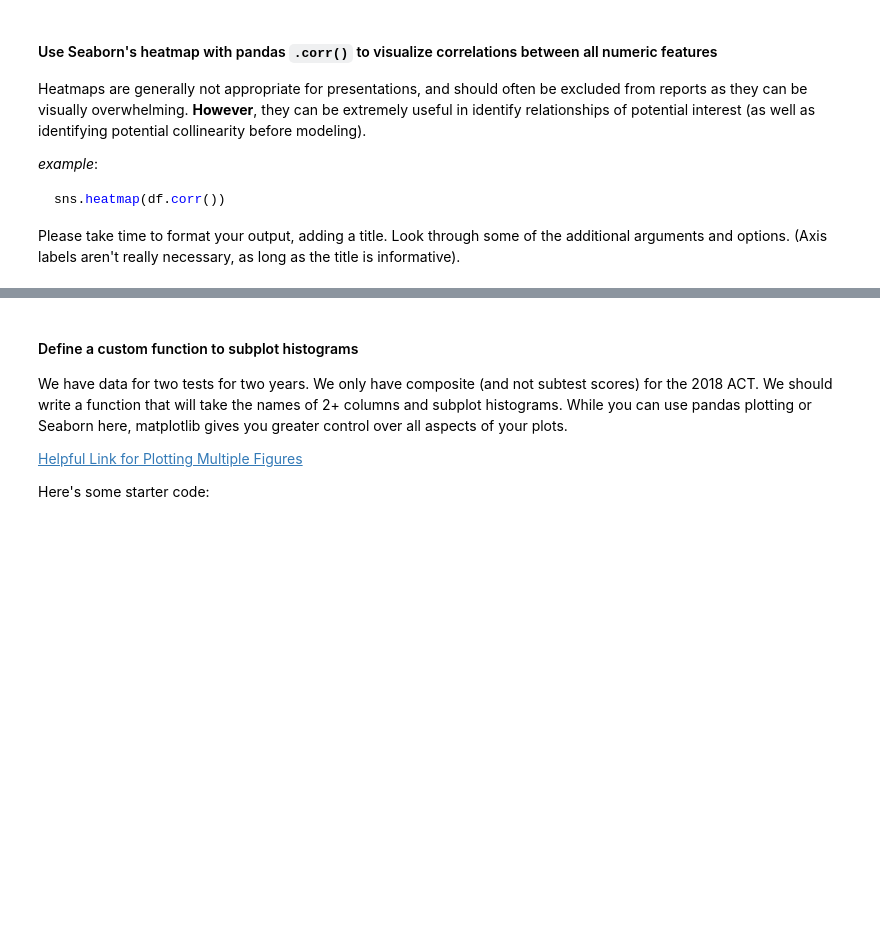
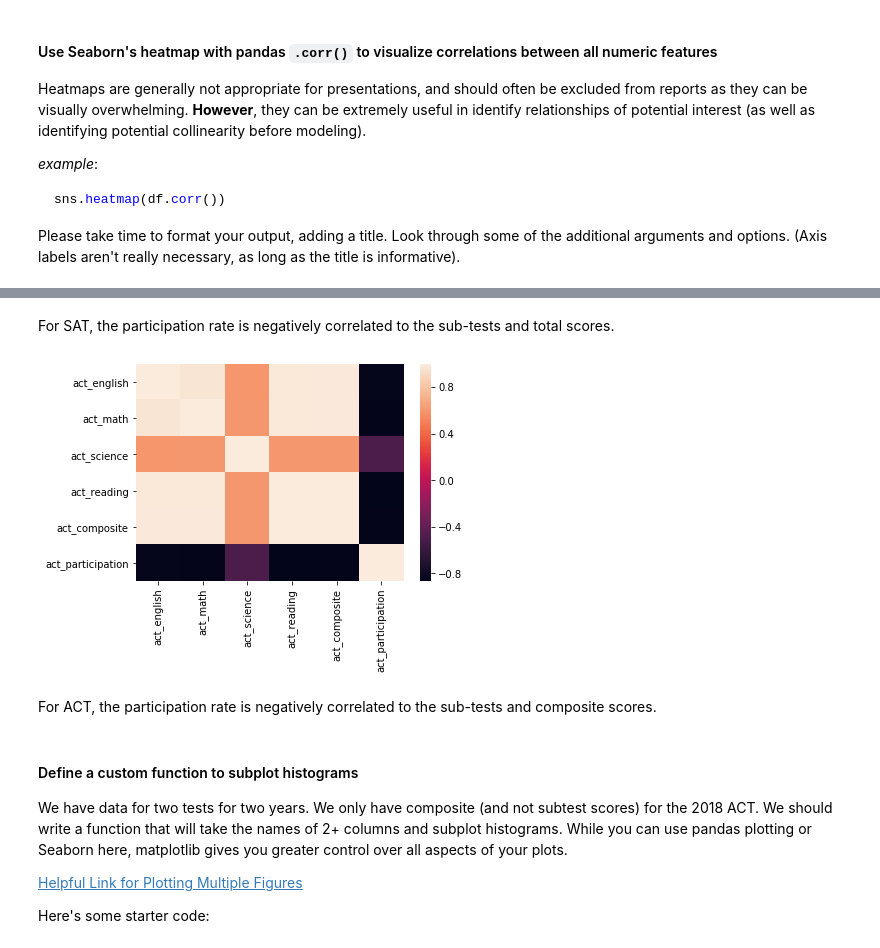
Before and after one commit to hakngrow/dsi, a Jupyter notebook: Project1234/project_1/code/test.ipynb, the cells around one changed output, grey strips where cells are left out. Cells and saved outputs as stored; diff of their text form; code cells hidden in the pictures; blank space fills up the shorter version.

```diff
--- a/Project1234/project_1/code/test.ipynb
+++ b/Project1234/project_1/code/test.ipynb
@@ -1200,3 +1188,13 @@ df_combined[][['sat_participation', 'sat_total']]
+# %% [markdown]
+For SAT, the participation rate is negatively correlated to the sub-tests and total scores.
+# %%
+df_act = df_combined[['act_english', 'act_math', 'act_science', 'act_reading', 'act_composite' , 'act_participation']]
+
+sns.heatmap(df_act.corr());
+# %% [output]
+[figure, added]
+# %% [markdown]
+For ACT, the participation rate is negatively correlated to the sub-tests and composite scores.
 # %% [markdown]
 #### Define a custom function to subplot histograms
 
```
Also changed, not shown: parts of 4 cells of this notebook, 1 other file.
